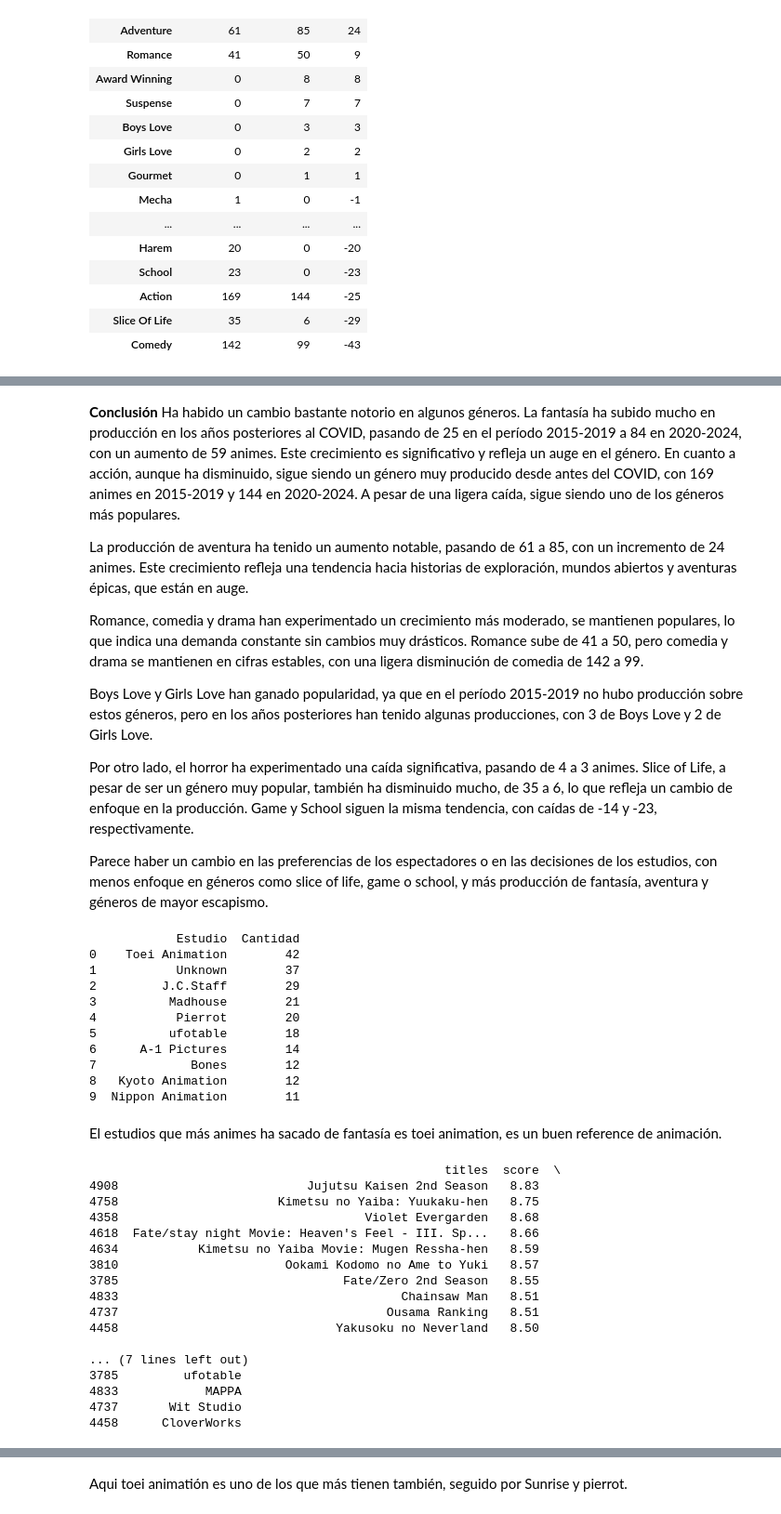
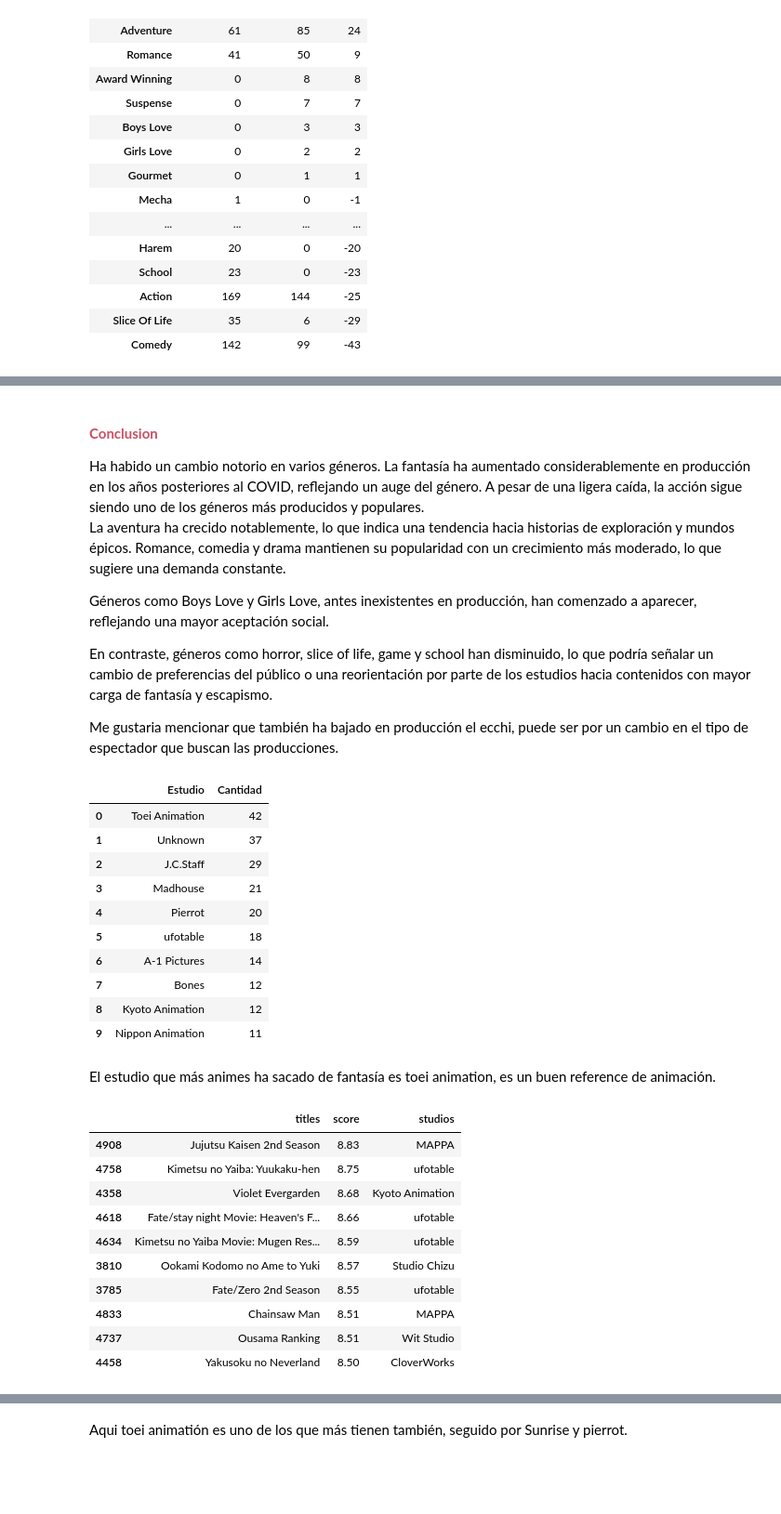
Before and after one commit to JimenezRoDA/data-no-anime, a Jupyter notebook: data-no-anime.ipynb, the cells around one changed output, grey strips where cells are left out. Shown: that part at 93% size. Saved outputs shown, nothing was run; the diff lists cells and outputs as text; code cells hidden in the pictures; blank space fills up the shorter version.

Commit message:
Cambios en el diseño

```diff
--- a/data-no-anime.ipynb
+++ b/data-no-anime.ipynb
@@ -738,23 +716,21 @@ plt.show()
 # %% [markdown]
-**Conclusión**
-Ha habido un cambio bastante notorio en algunos géneros. La fantasía ha subido mucho en producción en los años posteriores al COVID, pasando de 25 en el período 2015-2019 a 84 en 2020-2024, con un aumento de 59 animes. Este crecimiento es significativo y refleja un auge en el género. En cuanto a acción, aunque ha disminuido, sigue siendo un género muy producido desde antes del COVID, con 169 animes en 2015-2019 y 144 en 2020-2024. A pesar de una ligera caída, sigue siendo uno de los géneros más populares.
+ <h4 style="color:#cc5064;font-weight: bold;">Conclusion</h4>
+Ha habido un cambio notorio en varios géneros. La fantasía ha aumentado considerablemente en producción en los años posteriores al COVID, reflejando un auge del género. A pesar de una ligera caída, la acción sigue siendo uno de los géneros más producidos y populares.
 
-La producción de aventura ha tenido un aumento notable, pasando de 61 a 85, con un incremento de 24 animes. Este crecimiento refleja una tendencia hacia historias de exploración, mundos abiertos y aventuras épicas, que están en auge.
+La aventura ha crecido notablemente, lo que indica una tendencia hacia historias de exploración y mundos épicos. Romance, comedia y drama mantienen su popularidad con un crecimiento más moderado, lo que sugiere una demanda constante.
 
-Romance, comedia y drama han experimentado un crecimiento más moderado, se mantienen populares, lo que indica una demanda constante sin cambios muy drásticos. Romance sube de 41 a 50, pero comedia y drama se mantienen en cifras estables, con una ligera disminución de comedia de 142 a 99.
+Géneros como Boys Love y Girls Love, antes inexistentes en producción, han comenzado a aparecer, reflejando una mayor aceptación social.
 
-Boys Love y Girls Love han ganado popularidad, ya que en el período 2015-2019 no hubo producción sobre estos géneros, pero en los años posteriores han tenido algunas producciones, con 3 de Boys Love y 2 de Girls Love.
+En contraste, géneros como horror, slice of life, game y school han disminuido, lo que podría señalar un cambio de preferencias del público o una reorientación por parte de los estudios hacia contenidos con mayor carga de fantasía y escapismo.
 
-Por otro lado, el horror ha experimentado una caída significativa, pasando de 4 a 3 animes. Slice of Life, a pesar de ser un género muy popular, también ha disminuido mucho, de 35 a 6, lo que refleja un cambio de enfoque en la producción. Game y School siguen la misma tendencia, con caídas de -14 y -23, respectivamente.
-
-Parece haber un cambio en las preferencias de los espectadores o en las decisiones de los estudios, con menos enfoque en géneros como slice of life, game o school, y más producción de fantasía, aventura y géneros de mayor escapismo.
+Me gustaria mencionar que también ha bajado en producción el ecchi, puede ser por un cambio en el tipo de espectador que buscan las producciones.
 # %%
 # Filtrar y hacer copia explícita
 fantasy_2024 = df_2024[
     (df_2024['genres_1'] == 'Fantasy') | (df_2024['genres_2'] == 'Fantasy')
 ].copy()
 
-# Limpiar la columna 'studios' (usar solo el primer estudio si hay varios)
+# Limpiar la columna 'studios'
 fantasy_2024['studios'] = fantasy_2024['studios'].astype(str).str.split(',').str[0].str.strip()
 
 # Contar cuántos animes fantasy ha hecho cada estudio
@@ -763,57 +739,51 @@ estudios_fantasy_2024.columns = ['Estudio', 'Cantidad']
 estudios_fantasy_2024 = estudios_fantasy_2024.sort_values(by='Cantidad', ascending=False)
 
 # Mostrar los resultados
-print(estudios_fantasy_2024.head(10))
+estudios_fantasy_2024.head(10)
 # %% [output]
-            Estudio  Cantidad
-0    Toei Animation        42
-1           Unknown        37
-2         J.C.Staff        29
-3          Madhouse        21
-4           Pierrot        20
-5          ufotable        18
-6      A-1 Pictures        14
-7             Bones        12
-8   Kyoto Animation        12
-9  Nippon Animation        11
+|  | Estudio | Cantidad |
+| 0 | Toei Animation | 42 |
+| 1 | Unknown | 37 |
+| 2 | J.C.Staff | 29 |
+| 3 | Madhouse | 21 |
+| 4 | Pierrot | 20 |
+| 5 | ufotable | 18 |
+| 6 | A-1 Pictures | 14 |
+| 7 | Bones | 12 |
+| 8 | Kyoto Animation | 12 |
+| 9 | Nippon Animation | 11 |
 # %% [markdown]
-El estudios que más animes ha sacado de fantasía es toei animation, es un buen reference de animación.
+El estudio que más animes ha sacado de fantasía es toei animation, es un buen reference de animación.
 # %%
 # Filtrar animes de fantasía (género 1 o 2)
 fantasy_2024 = df_2024[
     (df_2024['genres_1'] == 'Fantasy') | (df_2024['genres_2'] == 'Fantasy')
 ].copy()
 
 # Limpiar columna 'studios' (si hay múltiples, nos quedamos con el primero)
 fantasy_2024['studios'] = fantasy_2024['studios'].astype(str).str.split(',').str[0].str.strip()
 
 # Eliminar los que no tienen score o estudios
 fantasy_2024 = fantasy_2024.dropna(subset=['score', 'studios', 'titles'])
 
 # Ordenar por puntuación descendente
 top_fantasy_animes = fantasy_2024.sort_values(by='score', ascending=False)
 
 # Seleccionar columnas relevantes y mostrar los 10 primeros
 top_10 = top_fantasy_animes[['titles', 'score', 'studios']].head(10)
 
 # Mostrar resultados
-print(top_10)
+top_10
 # %% [output]
-                                                 titles  score  \
-4908                          Jujutsu Kaisen 2nd Season   8.83
-4758                      Kimetsu no Yaiba: Yuukaku-hen   8.75
-4358                                  Violet Evergarden   8.68
-4618  Fate/stay night Movie: Heaven's Feel - III. Sp...   8.66
-4634           Kimetsu no Yaiba Movie: Mugen Ressha-hen   8.59
-3810                       Ookami Kodomo no Ame to Yuki   8.57
-3785                               Fate/Zero 2nd Season   8.55
-4833                                       Chainsaw Man   8.51
-4737                                     Ousama Ranking   8.51
-4458                              Yakusoku no Neverland   8.50
-
-... (7 lines left out)
-3785         ufotable
-4833            MAPPA
-4737       Wit Studio
-4458      CloverWorks
+|  | titles | score | studios |
+| 4908 | Jujutsu Kaisen 2nd Season | 8.83 | MAPPA |
+| 4758 | Kimetsu no Yaiba: Yuukaku-hen | 8.75 | ufotable |
+| 4358 | Violet Evergarden | 8.68 | Kyoto Animation |
+| 4618 | Fate/stay night Movie: Heaven's F... | 8.66 | ufotable |
+| 4634 | Kimetsu no Yaiba Movie: Mugen Res... | 8.59 | ufotable |
+| 3810 | Ookami Kodomo no Ame to Yuki | 8.57 | Studio Chizu |
+| 3785 | Fate/Zero 2nd Season | 8.55 | ufotable |
+| 4833 | Chainsaw Man | 8.51 | MAPPA |
+| 4737 | Ousama Ranking | 8.51 | Wit Studio |
+| 4458 | Yakusoku no Neverland | 8.50 | CloverWorks |
 # %% [markdown]
```
Also changed, not shown: parts of 46 cells of this notebook, 2 other files.
